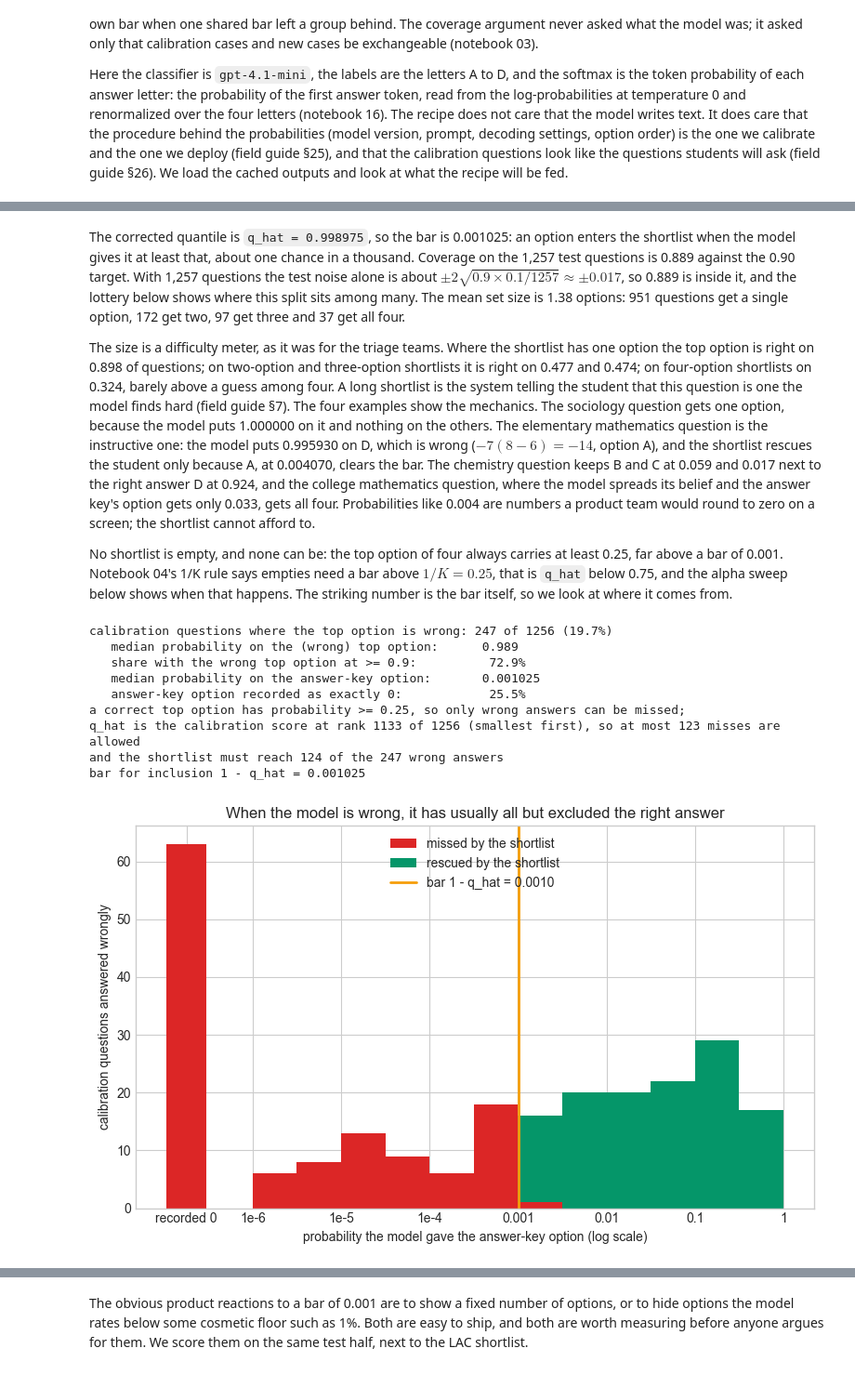
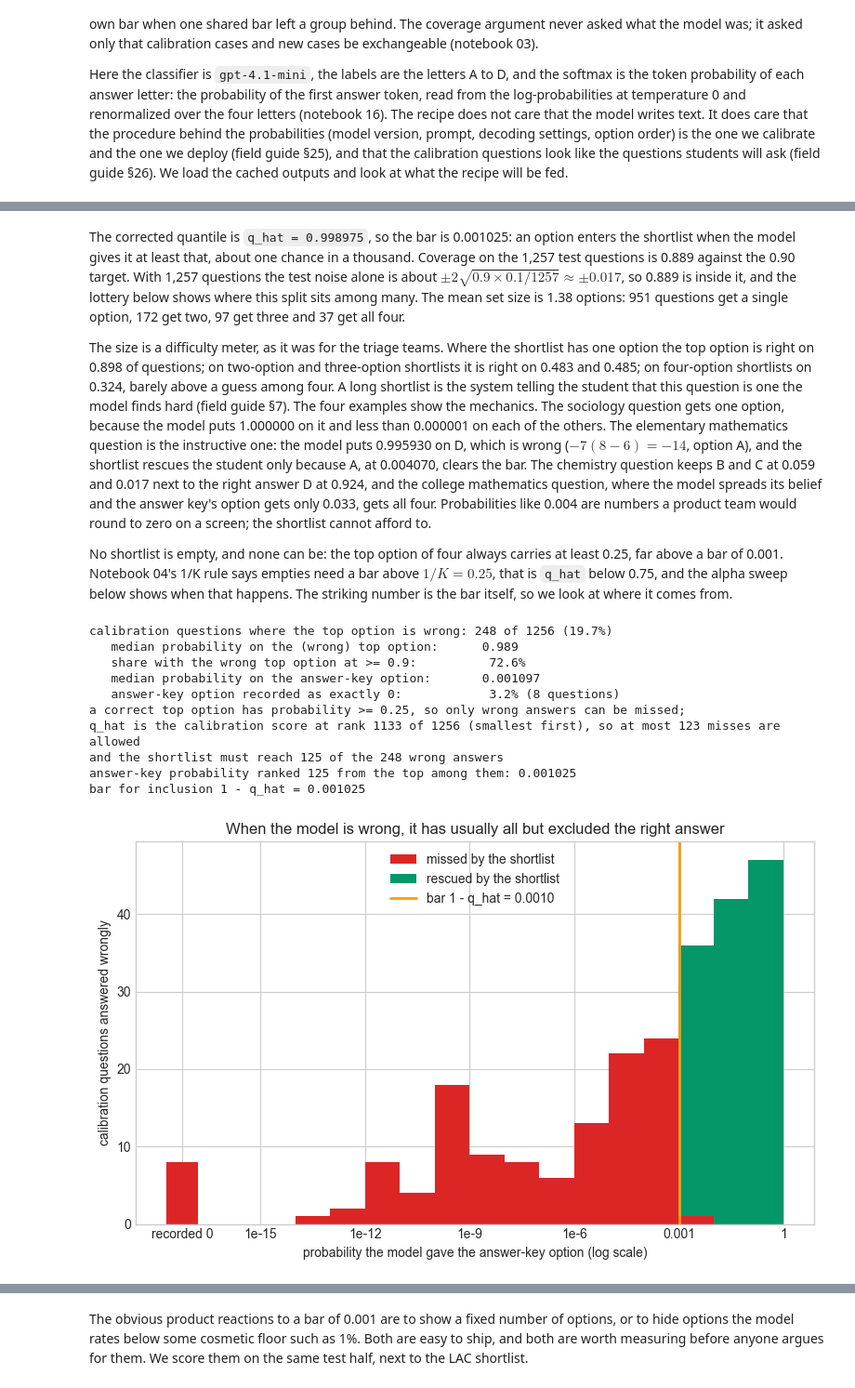
Before and after one commit to josephazar/conformal-prediction-intro, a Jupyter notebook: notebooks/17_multiple_choice_answer_sets.ipynb, the cells around one changed output, grey strips where cells are left out. Shown at 93% size. Cells and saved outputs as stored; diff of their text form; code cells hidden in the pictures.

```diff
--- a/notebooks/17_multiple_choice_answer_sets.ipynb
+++ b/notebooks/17_multiple_choice_answer_sets.ipynb
@@ -101,9 +110,9 @@ def lac_sets(cal_probs, cal_truth, test_probs, alpha=ALPHA):
     Returns q_hat and a boolean (questions x options) mask of the sets. An option
     joins the set when its own score 1 - p is at most q_hat, i.e. when its probability
     reaches the bar 1 - q_hat. We compare SCORES,
-    computed exactly as in calibration, rather than p >= 1 - q_hat: probabilities sit on
-    a six-decimal grid, so test scores often tie q_hat exactly, and 1 - (1 - p) is
-    not always p in floating point.
+    computed exactly as in calibration, rather than p >= 1 - q_hat: a test option with
+    the same probability as the calibration answer that set q_hat (a letter recorded
+    as 0, say) must tie q_hat exactly, and 1 - (1 - p) is not always p in floating point.
     """
     cal_scores = 1.0 - cal_probs[np.arange(len(cal_truth)), cal_truth]
     q_hat = corrected_quantile(cal_scores, alpha)
@@ -202,7 +211,7 @@ size 1 | sociology | answer key A | shortlist ['A']
 # %% [markdown]
 The corrected quantile is `q_hat = 0.998975`, so the bar is 0.001025: an option enters the shortlist when the model gives it at least that, about one chance in a thousand. Coverage on the 1,257 test questions is 0.889 against the 0.90 target. With 1,257 questions the test noise alone is about $\pm 2\sqrt{0.9 \times 0.1 / 1257} \approx \pm 0.017$, so 0.889 is inside it, and the lottery below shows where this split sits among many. The mean set size is 1.38 options: 951 questions get a single option, 172 get two, 97 get three and 37 get all four.
 
-The size is a difficulty meter, as it was for the triage teams. Where the shortlist has one option the top option is right on 0.898 of questions; on two-option and three-option shortlists it is right on 0.477 and 0.474; on four-option shortlists on 0.324, barely above a guess among four. A long shortlist is the system telling the student that this question is one the model finds hard (field guide §7). The four examples show the mechanics. The sociology question gets one option, because the model puts 1.000000 on it and nothing on the others. The elementary mathematics question is the instructive one: the model puts 0.995930 on D, which is wrong ($-7(8-6) = -14$, option A), and the shortlist rescues the student only because A, at 0.004070, clears the bar. The chemistry question keeps B and C at 0.059 and 0.017 next to the right answer D at 0.924, and the college mathematics question, where the model spreads its belief and the answer key's option gets only 0.033, gets all four. Probabilities like 0.004 are numbers a product team would round to zero on a screen; the shortlist cannot afford to.
+The size is a difficulty meter, as it was for the triage teams. Where the shortlist has one option the top option is right on 0.898 of questions; on two-option and three-option shortlists it is right on 0.483 and 0.485; on four-option shortlists on 0.324, barely above a guess among four. A long shortlist is the system telling the student that this question is one the model finds hard (field guide §7). The four examples show the mechanics. The sociology question gets one option, because the model puts 1.000000 on it and less than 0.000001 on each of the others. The elementary mathematics question is the instructive one: the model puts 0.995930 on D, which is wrong ($-7(8-6) = -14$, option A), and the shortlist rescues the student only because A, at 0.004070, clears the bar. The chemistry question keeps B and C at 0.059 and 0.017 next to the right answer D at 0.924, and the college mathematics question, where the model spreads its belief and the answer key's option gets only 0.033, gets all four. Probabilities like 0.004 are numbers a product team would round to zero on a screen; the shortlist cannot afford to.
 
 No shortlist is empty, and none can be: the top option of four always carries at least 0.25, far above a bar of 0.001. Notebook 04's 1/K rule says empties need a bar above $1/K = 0.25$, that is `q_hat` below 0.75, and the alpha sweep below shows when that happens. The striking number is the bar itself, so we look at where it comes from.
 # %%
@@ -213,44 +222,50 @@ n_cal = len(cal)
 # idiom lands one rank above ceil((n+1)(1-alpha)), notebook 03 section 3), so at most n - r misses
 r_qhat = math.ceil(math.ceil((n_cal + 1) * (1 - ALPHA)) / n_cal * (n_cal - 1)) + 1
 misses_allowed = n_cal - r_qhat
+n_reach = int(cal_wrong.sum()) - misses_allowed
 
 print(f"calibration questions where the top option is wrong: {cal_wrong.sum()} of {n_cal} ({cal_wrong.mean():.1%})")
 print(f"   median probability on the (wrong) top option:      {np.median(p_top[cal][cal_wrong]):.3f}")
 print(f"   share with the wrong top option at >= 0.9:          {np.mean(p_top[cal][cal_wrong] >= 0.9):.1%}")
 print(f"   median probability on the answer-key option:       {np.median(cal_p_true[cal_wrong]):.6f}")
-print(f"   answer-key option recorded as exactly 0:            {np.mean(cal_p_true[cal_wrong] == 0):.1%}")
+print(f"   answer-key option recorded as exactly 0:            {np.mean(cal_p_true[cal_wrong] == 0):.1%} "
+      f"({np.sum(cal_p_true[cal_wrong] == 0)} questions)")
 print(f"a correct top option has probability >= 0.25, so only wrong answers can be missed;")
 print(f"q_hat is the calibration score at rank {r_qhat} of {n_cal} (smallest first), so at most {misses_allowed} misses are allowed")
-print(f"and the shortlist must reach {cal_wrong.sum() - misses_allowed} of the {cal_wrong.sum()} wrong answers")
+print(f"and the shortlist must reach {n_reach} of the {cal_wrong.sum()} wrong answers")
+print(f"answer-key probability ranked {n_reach} from the top among them: "
+      f"{np.sort(cal_p_true[cal_wrong])[::-1][n_reach - 1]:.6f}")
 print(f"bar for inclusion 1 - q_hat = {1 - q_hat:.6f}")
 
 # histogram of the answer-key probability on wrong answers, log scale; zeros get their own column
 wrong_p = cal_p_true[cal_wrong]
 log_p = np.log10(wrong_p[wrong_p > 0])
 bar_log = np.log10(1 - q_hat)
-bins = np.arange(-6.0, 0.01, 0.5)
+bins = np.arange(-15.0, 0.01, 1.0)
+assert log_p.min() >= bins[0], "every non-zero probability must fall inside the histogram"
 fig, ax = plt.subplots(figsize=(8, 5))
 ax.hist([log_p[log_p < bar_log], log_p[log_p >= bar_log]], bins=bins, stacked=True,
         color=[RED, GREEN], label=["missed by the shortlist", "rescued by the shortlist"])
-ax.bar(-6.75, np.sum(wrong_p == 0), width=0.45, color=RED)
+ax.bar(-17.25, np.sum(wrong_p == 0), width=0.9, color=RED)
 ax.axvline(bar_log, color=AMBER, lw=2, label=f"bar 1 - q_hat = {1 - q_hat:.4f}")
-ax.set_xticks([-6.75, -6, -5, -4, -3, -2, -1, 0])
-ax.set_xticklabels(["recorded 0", "1e-6", "1e-5", "1e-4", "0.001", "0.01", "0.1", "1"])
+ax.set_xticks([-17.25, -15, -12, -9, -6, -3, 0])
+ax.set_xticklabels(["recorded 0", "1e-15", "1e-12", "1e-9", "1e-6", "0.001", "1"])
 ax.set_xlabel("probability the model gave the answer-key option (log scale)")
 ax.set_ylabel("calibration questions answered wrongly")
 ax.set_title("When the model is wrong, it has usually all but excluded the right answer")
 ax.legend(loc="upper center")
 plt.tight_layout()
 plt.show()
 # %% [output]
-calibration questions where the top option is wrong: 247 of 1256 (19.7%)
+calibration questions where the top option is wrong: 248 of 1256 (19.7%)
    median probability on the (wrong) top option:      0.989
-   share with the wrong top option at >= 0.9:          72.9%
-   median probability on the answer-key option:       0.001025
-   answer-key option recorded as exactly 0:            25.5%
+   share with the wrong top option at >= 0.9:          72.6%
+   median probability on the answer-key option:       0.001097
+   answer-key option recorded as exactly 0:            3.2% (8 questions)
 a correct top option has probability >= 0.25, so only wrong answers can be missed;
 q_hat is the calibration score at rank 1133 of 1256 (smallest first), so at most 123 misses are allowed
-and the shortlist must reach 124 of the 247 wrong answers
+and the shortlist must reach 125 of the 248 wrong answers
+answer-key probability ranked 125 from the top among them: 0.001025
 bar for inclusion 1 - q_hat = 0.001025
-[figure, old version]
+[figure, new version]
 # %% [markdown]
```
Also changed, not shown: parts of 24 cells of this notebook, 3 other files.
